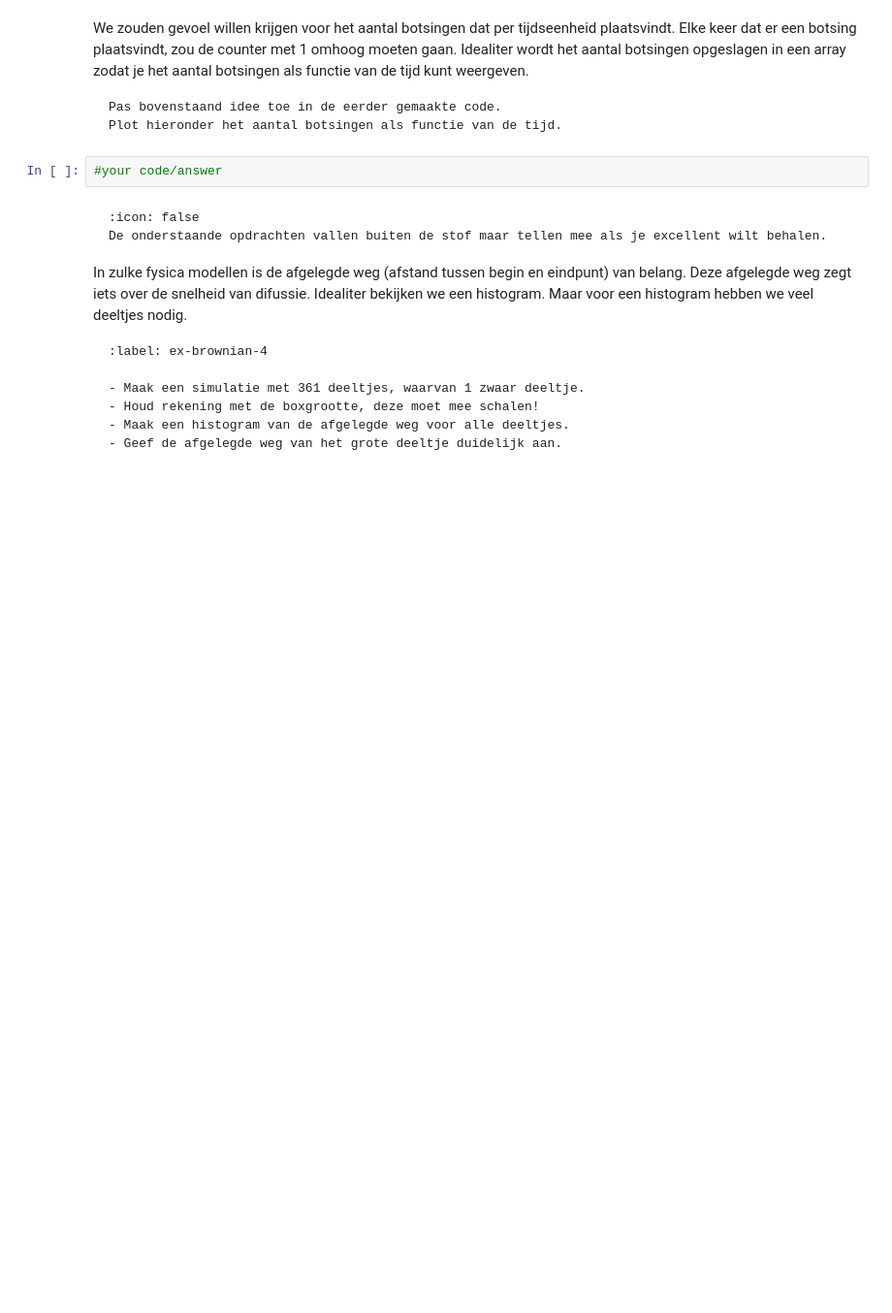
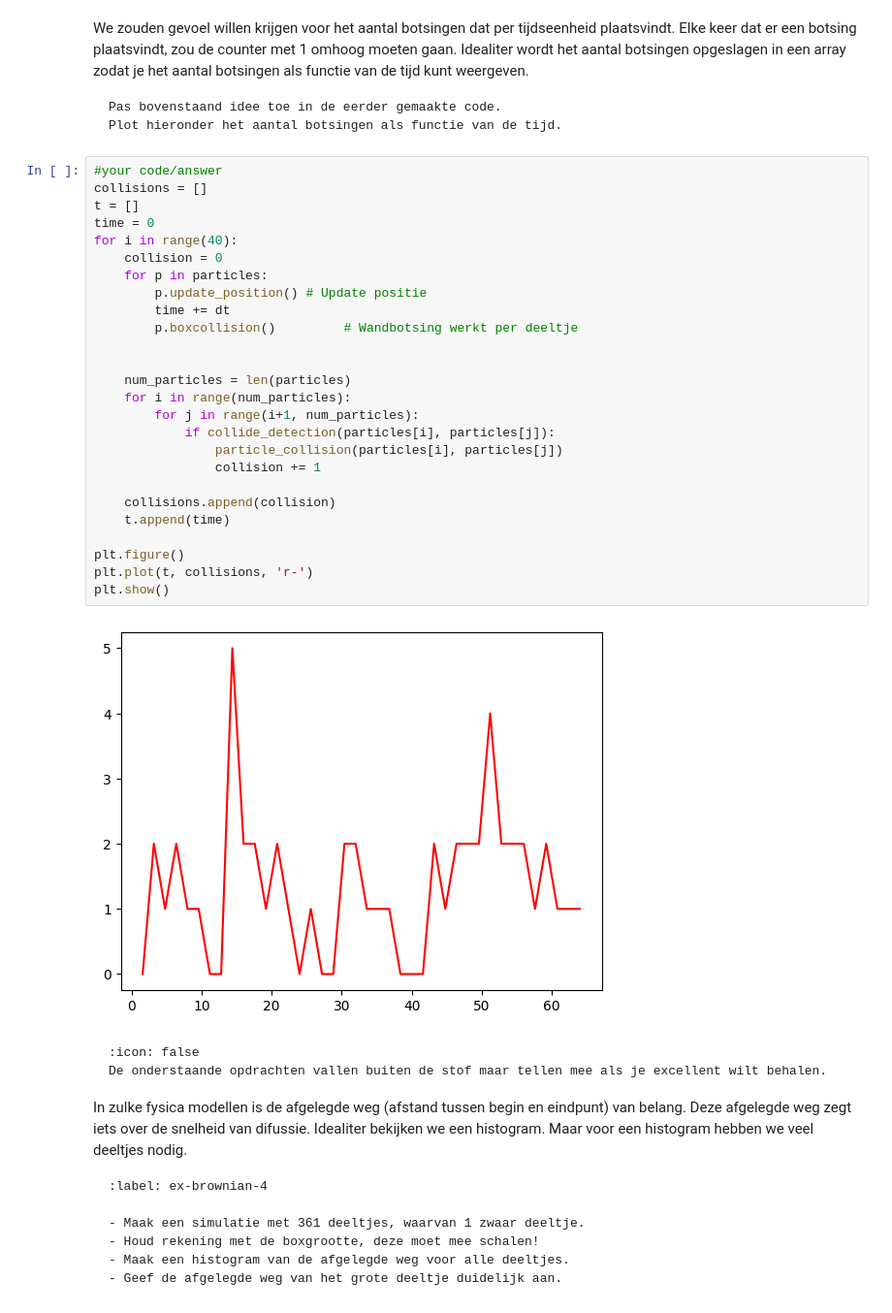
Before and after one commit to TomVerme/1, a Jupyter notebook: Content/PySim/4_brownianmotion.ipynb, the cells around one changed output. Shown: that part at 97% size. Drawn from its saved outputs; the diff is of its cells as text; blank space fills up the shorter version.

````diff
--- a/Content/PySim/4_brownianmotion.ipynb
+++ b/Content/PySim/4_brownianmotion.ipynb
@@ -211,6 +217,32 @@ Plot hieronder het aantal botsingen als functie van de tijd.
 ```
 # %%
 #your code/answer
+collisions = []
+t = []
+time = 0
+for i in range(40):
+    collision = 0
+    for p in particles:
+        p.update_position() # Update positie
+        time += dt
+        p.boxcollision()         # Wandbotsing werkt per deeltje
+
+
+    num_particles = len(particles)
+    for i in range(num_particles):
+        for j in range(i+1, num_particles):
+            if collide_detection(particles[i], particles[j]):
+                particle_collision(particles[i], particles[j])
+                collision += 1
+
+    collisions.append(collision)
+    t.append(time)
+
+plt.figure()
+plt.plot(t, collisions, 'r-')
+plt.show()
+# %% [output]
+[figure, added]
 # %% [markdown]
 ```{warning} 🌶 Let op!
 :icon: false
````
Also changed, not shown: parts of 6 cells of this notebook, 1 other file.
